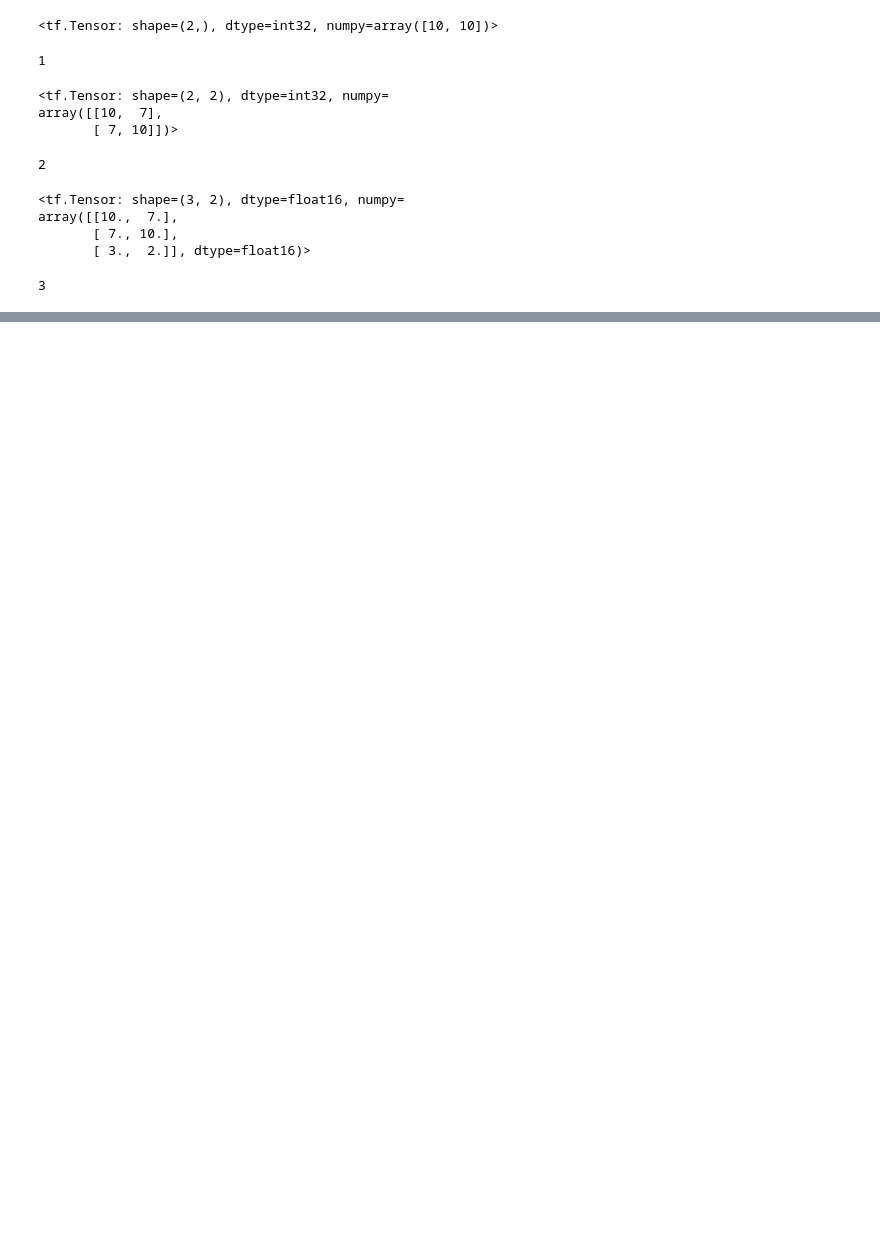
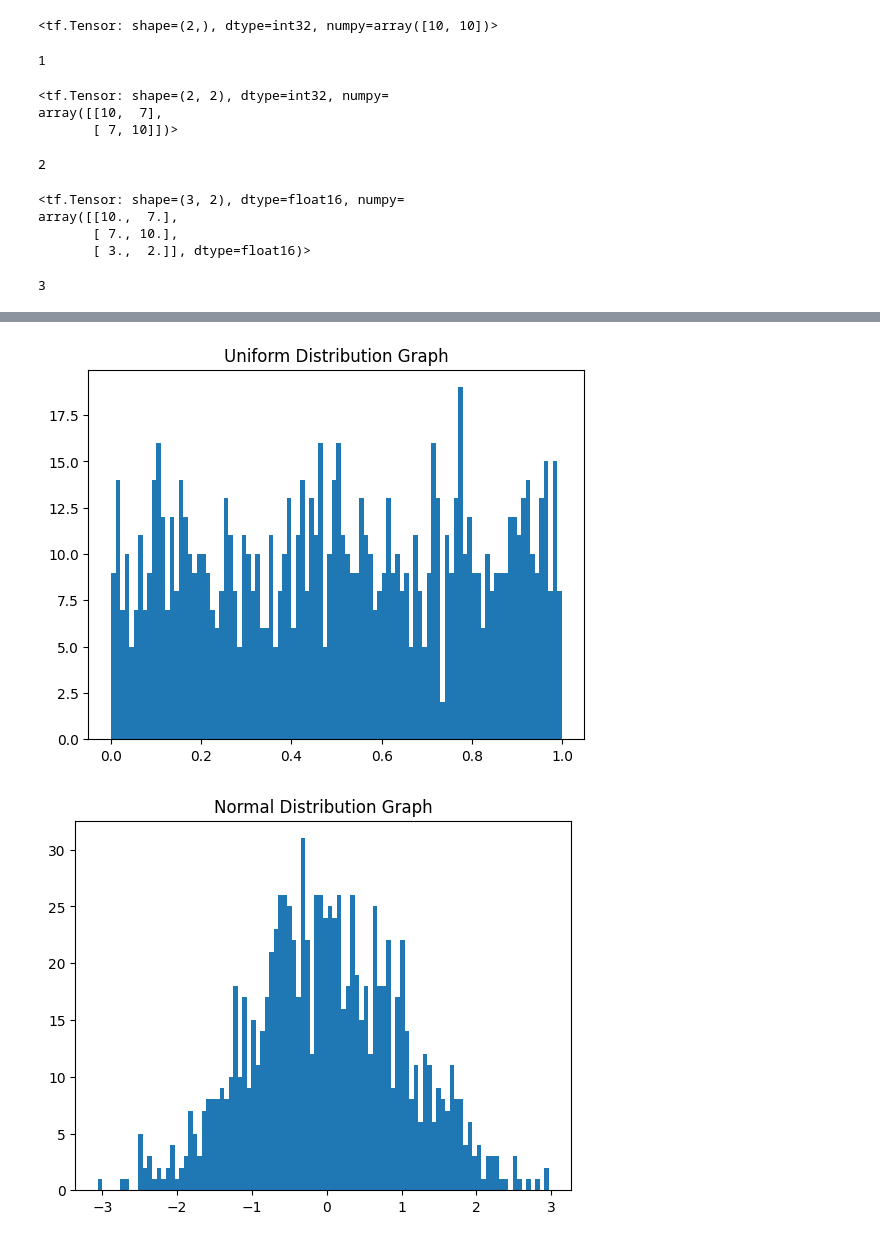
Before and after one commit to bkty1122/bkty1122, a Jupyter notebook: tensorflow-study/00-udemy-lesson-1.ipynb, the cells around one changed output, grey strips where cells are left out. Saved outputs shown, nothing was run; the diff lists cells and outputs as text; code cells hidden in the pictures; blank space fills up the shorter version.

```diff
--- a/tensorflow-study/00-udemy-lesson-1.ipynb
+++ b/tensorflow-study/00-udemy-lesson-1.ipynb
@@ -66,0 +97,18 @@ tensor.ndim # this is a 3-dimensional tensor
+# %%
+# generate a uniform distribution graph, normal distribution graph to clairify the concept of random tensors
+import matplotlib.pyplot as plt
+
+# create uniform distribution graph, it means each value in the tensor has the same probability to be chosen
+uniform_tensor = tf.random.uniform([1000], minval=0, maxval=1)
+plt.hist(uniform_tensor, bins=100)
+plt.title("Uniform Distribution Graph")
+plt.show()
+
+# create normal distribution graph, it means the values in the tensor are more likely to be around the mean value
+normal_tensor = tf.random.normal([1000], mean=0, stddev=1)
+plt.hist(normal_tensor, bins=100)
+plt.title("Normal Distribution Graph")
+plt.show()
+# %% [output]
+[figure, added]
+[figure, added]
```
Also changed, not shown: parts of 15 cells of this notebook, 1 other file.
